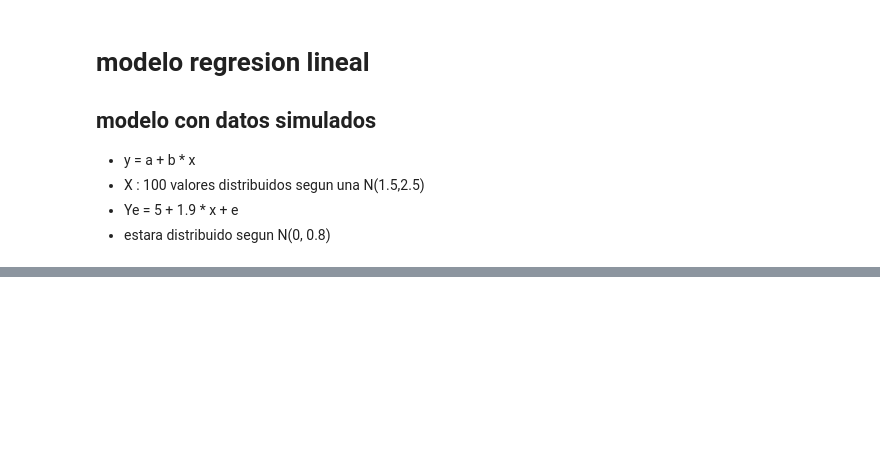
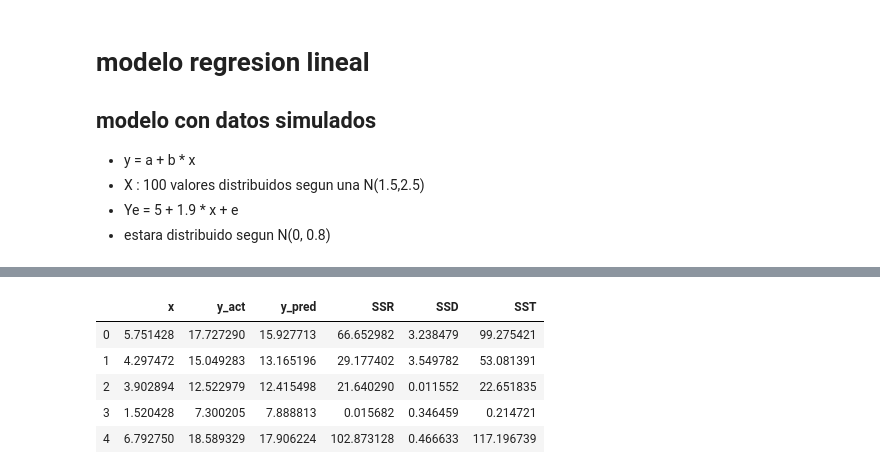
Before and after one commit to gonzalo71/TestGit, a Jupyter notebook: Udemy_exercices/Udemy_1.ipynb, the cells around one changed output, grey strips where cells are left out. Cells and saved outputs as stored; diff of their text form; code cells hidden in the pictures; blank space fills up the shorter version.

```diff
--- a/Udemy_exercices/Udemy_1.ipynb
+++ b/Udemy_exercices/Udemy_1.ipynb
@@ -119,0 +130,9 @@ Text(0.5, 1.0, 'Valor actualr vs prediccion')
+# %%
+dato.head()
+# %% [output]
+|  | x | y_act | y_pred | SSR | SSD | SST |
+| 0 | 5.751428 | 17.727290 | 15.927713 | 66.652982 | 3.238479 | 99.275421 |
+| 1 | 4.297472 | 15.049283 | 13.165196 | 29.177402 | 3.549782 | 53.081391 |
+| 2 | 3.902894 | 12.522979 | 12.415498 | 21.640290 | 0.011552 | 22.651835 |
+| 3 | 1.520428 | 7.300205 | 7.888813 | 0.015682 | 0.346459 | 0.214721 |
+| 4 | 6.792750 | 18.589329 | 17.906224 | 102.873128 | 0.466633 | 117.196739 |
```
Also changed, not shown: parts of 25 cells of this notebook.
